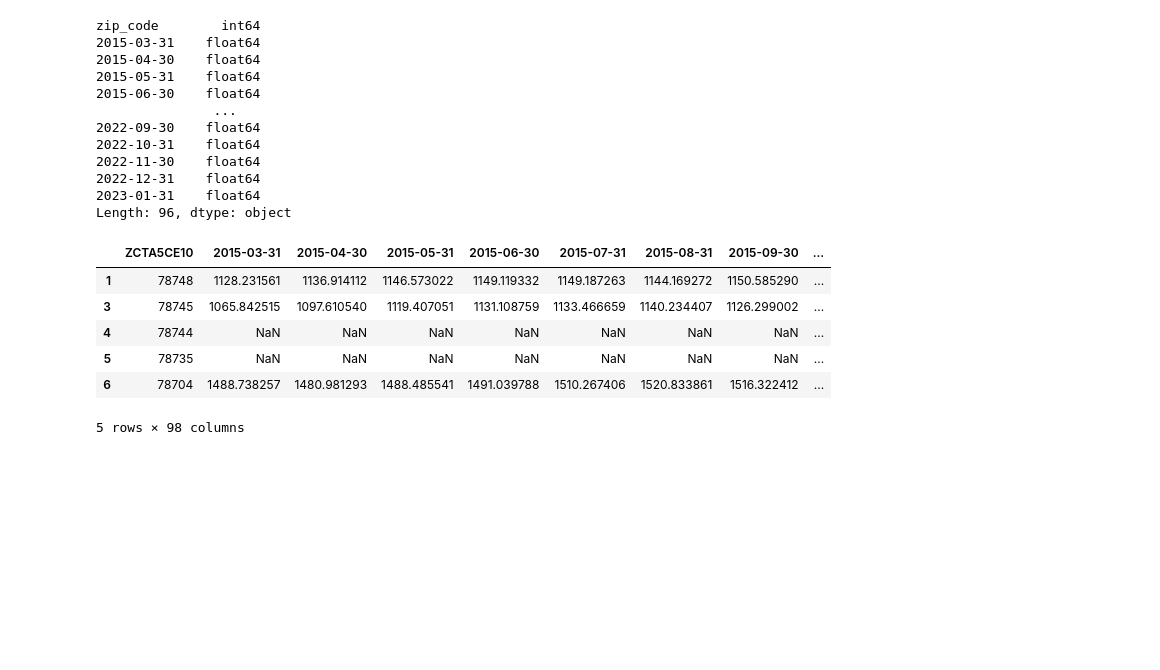
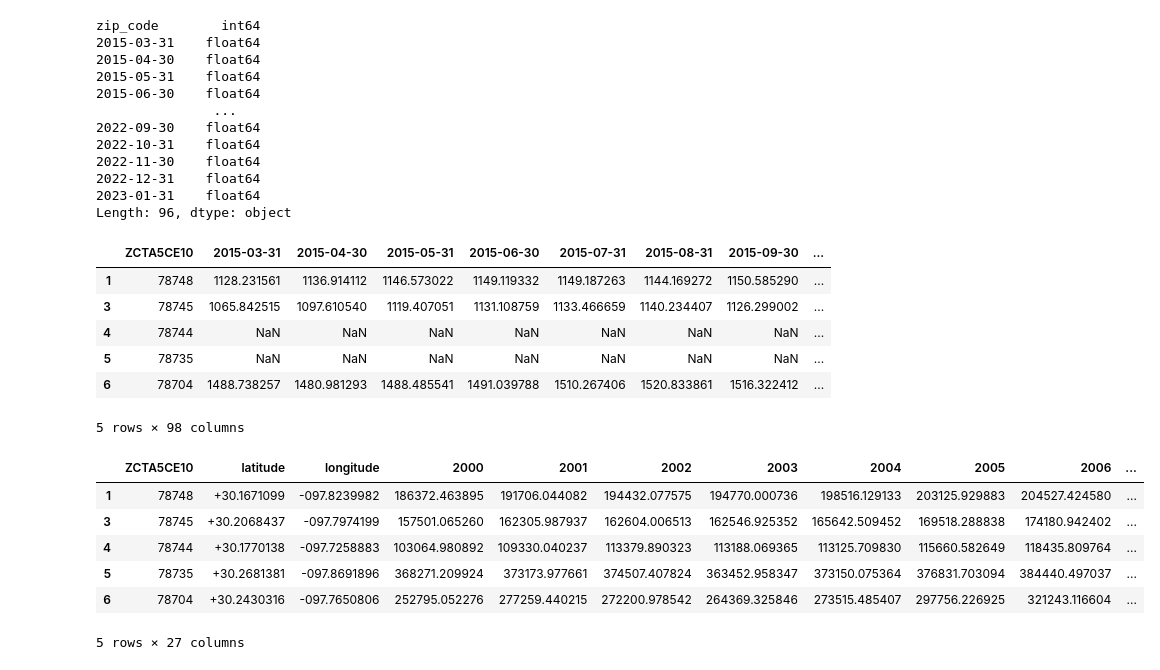
Before and after one commit to JenniferM-BShulyak/zillow_austin_housing_market, a Jupyter notebook: geojson_data/maplLayer_setup.ipynb, the cells around one changed output. Cells and saved outputs as stored; diff of their text form; code cells hidden in the pictures; blank space fills up the shorter version.

```diff
--- a/geojson_data/maplLayer_setup.ipynb
+++ b/geojson_data/maplLayer_setup.ipynb
@@ -181,0 +195,26 @@ zest_geo.to_json('..//geojson_data/geo_jsonmap/zest_geo.json', orient="records")
+# %%
+#average zest by year
+zest_geo["2000"] = zest_geo[["2000-01-31", "2000-02-29", "2000-03-31", "2000-04-30", "2000-05-31", "2000-06-30", "2000-07-31", "2000-08-31", "2000-09-30", "2000-10-31", "2000-11-30", "2000-12-31"]].mean(axis=1)
+zest_geo["2001"] = zest_geo[["2001-01-31", "2001-02-28", "2001-03-31", "2001-04-30", "2001-05-31", "2001-06-30", "2001-07-31", "2001-08-31", "2001-09-30", "2001-10-31", "2001-11-30", "2001-12-31"]].mean(axis=1)
+zest_geo["2002"] = zest_geo[["2002-01-31", "2002-02-28", "2002-03-31", "2002-04-30", "2002-05-31", "2002-06-30", "2002-07-31", "2002-08-31", "2002-09-30", "2002-10-31", "2002-11-30", "2002-12-31"]].mean(axis=1)
+zest_geo["2003"] = zest_geo[["2003-01-31", "2003-02-28", "2003-03-31", "2003-04-30", "2003-05-31", "2003-06-30", "2003-07-31", "2003-08-31", "2003-09-30", "2003-10-31", "2003-11-30", "2003-12-31"]].mean(axis=1)
+zest_geo["2004"] = zest_geo[["2004-01-31", "2004-02-29", "2004-03-31", "2004-04-30", "2004-05-31", "2004-06-30", "2004-07-31", "2004-08-31", "2004-09-30", "2004-10-31", "2004-11-30", "2004-12-31"]].mean(axis=1)
+zest_geo["2005"] = zest_geo[["2005-01-31", "2005-02-28", "2005-03-31", "2005-04-30", "2005-05-31", "2005-06-30", "2005-07-31", "2005-08-31", "2005-09-30", "2005-10-31", "2005-11-30", "2005-12-31"]].mean(axis=1)
+zest_geo["2006"] = zest_geo[["2006-01-31", "2006-02-28", "2006-03-31", "2006-04-30", "2006-05-31", "2006-06-30", "2006-07-31", "2006-08-31", "2006-09-30", "2006-10-31", "2006-11-30", "2006-12-31"]].mean(axis=1)
+zest_geo["2007"] = zest_geo[["2007-01-31", "2007-02-28", "2007-03-31", "2007-04-30", "2007-05-31", "2007-06-30", "2007-07-31", "2007-08-31", "2007-09-30", "2007-10-31", "2007-11-30", "2007-12-31"]].mean(axis=1)
+zest_geo["2008"] = zest_geo[["2008-01-31", "2008-02-29", "2008-03-31", "2008-04-30", "2008-05-31", "2008-06-30", "2008-07-31", "2008-08-31", "2008-09-30", "2008-10-31", "2008-11-30", "2008-12-31"]].mean(axis=1)
+zest_geo["2009"] = zest_geo[["2009-01-31", "2009-02-28", "2009-03-31", "2009-04-30", "2009-05-31", "2009-06-30", "2009-07-31", "2009-08-31", "2009-09-30", "2009-10-31", "2009-11-30", "2009-12-31"]].mean(axis=1)
+zest_geo["2010"] = zest_geo[["2010-01-31", "2010-02-28", "2010-03-31", "2010-04-30", "2010-05-31", "2010-06-30", "2010-07-31", "2010-08-31", "2010-09-30", "2010-10-31", "2010-11-30", "2010-12-31"]].mean(axis=1)
+zest_geo["2011"] = zest_geo[["2011-01-31", "2011-02-28", "2011-03-31", "2011-04-30", "2011-05-31", "2011-06-30", "2011-07-31", "2011-08-31", "2011-09-30", "2011-10-31", "2011-11-30", "2011-12-31"]].mean(axis=1)
+zest_geo["2012"] = zest_geo[["2012-01-31", "2012-02-29", "2012-03-31", "2012-04-30", "2012-05-31", "2012-06-30", "2012-07-31", "2012-08-31", "2012-09-30", "2012-10-31", "2012-11-30", "2012-12-31"]].mean(axis=1)
+zest_geo["2013"] = zest_geo[["2013-01-31", "2013-02-28", "2013-03-31", "2013-04-30", "2013-05-31", "2013-06-30", "2013-07-31", "2013-08-31", "2013-09-30", "2013-10-31", "2013-11-30", "2013-12-31"]].mean(axis=1)
+zest_geo["2014"] = zest_geo[["2014-01-31", "2014-02-28", "2014-03-31", "2014-04-30", "2014-05-31", "2014-06-30", "2014-07-31", "2014-08-31", "2014-09-30", "2014-10-31", "2014-11-30", "2014-12-31"]].mean(axis=1)
+zest_geo["2015"] = zest_geo[["2015-01-31", "2015-02-28", "2015-03-31", "2015-04-30", "2015-05-31", "2015-06-30", "2015-07-31", "2015-08-31", "2015-09-30", "2015-10-31", "2015-11-30", "2015-12-31"]].mean(axis=1)
+zest_geo["2016"] = zest_geo[["2016-01-31", "2016-02-29", "2016-03-31", "2016-04-30", "2016-05-31", "2016-06-30", "2016-07-31", "2016-08-31", "2016-09-30", "2016-10-31", "2016-11-30", "2016-12-31"]].mean(axis=1)
+zest_geo["2017"] = zest_geo[["2017-01-31", "2017-02-28", "2017-03-31", "2017-04-30", "2017-05-31", "2017-06-30", "2017-07-31", "2017-08-31", "2017-09-30", "2017-10-31", "2017-11-30", "2017-12-31"]].mean(axis=1)
+zest_geo["2018"] = zest_geo[["2018-01-31", "2018-02-28", "2018-03-31", "2018-04-30", "2018-05-31", "2018-06-30", "2018-07-31", "2018-08-31", "2018-09-30", "2018-10-31", "2018-11-30", "2018-12-31"]].mean(axis=1)
+zest_geo["2019"] = zest_geo[["2019-01-31", "2019-02-28", "2019-03-31", "2019-04-30", "2019-05-31", "2019-06-30", "2019-07-31", "2019-08-31", "2019-09-30", "2019-10-31", "2019-11-30", "2019-12-31"]].mean(axis=1)
+zest_geo["2030"] = zest_geo[["2020-01-31", "2020-02-29", "2020-03-31", "2020-04-30", "2020-05-31", "2020-06-30", "2020-07-31", "2020-08-31", "2020-09-30", "2020-10-31", "2020-11-30", "2020-12-31"]].mean(axis=1)
+zest_geo["2021"] = zest_geo[["2021-01-31", "2021-02-28", "2021-03-31", "2021-04-30", "2021-05-31", "2021-06-30", "2021-07-31", "2021-08-31", "2021-09-30", "2021-10-31", "2021-11-30", "2021-12-31"]].mean(axis=1)
+zest_geo["2022"] = zest_geo[["2022-01-31", "2022-02-28", "2022-03-31", "2022-04-30", "2022-05-31", "2022-06-30", "2022-07-31", "2022-08-31", "2022-09-30", "2022-10-31", "2022-11-30", "2022-12-31"]].mean(axis=1)
+zest_geo["2023"] = zest_geo[["2023-01-31"]].mean(axis=1)
@@ -181,0 +223,10 @@ zest_geo.to_json('..//geojson_data/geo_jsonmap/zest_geo.json', orient="records")
+# %%
+zest_geo.head()
+# %% [output]
+|  | ZCTA5CE10 | latitude | longitude | 2000 | 2001 | 2002 | 2003 | 2004 | 2005 | 2006 | ... |
+| 1 | 78748 | +30.1671099 | -097.8239982 | 186372.463895 | 191706.044082 | 194432.077575 | 194770.000736 | 198516.129133 | 203125.929883 | 204527.424580 | ... |
+| 3 | 78745 | +30.2068437 | -097.7974199 | 157501.065260 | 162305.987937 | 162604.006513 | 162546.925352 | 165642.509452 | 169518.288838 | 174180.942402 | ... |
+| 4 | 78744 | +30.1770138 | -097.7258883 | 103064.980892 | 109330.040237 | 113379.890323 | 113188.069365 | 113125.709830 | 115660.582649 | 118435.809764 | ... |
+| 5 | 78735 | +30.2681381 | -097.8691896 | 368271.209924 | 373173.977661 | 374507.407824 | 363452.958347 | 373150.075364 | 376831.703094 | 384440.497037 | ... |
+| 6 | 78704 | +30.2430316 | -097.7650806 | 252795.052276 | 277259.440215 | 272200.978542 | 264369.325846 | 273515.485407 | 297756.226925 | 321243.116604 | ... |
+5 rows × 27 columns
```
Also changed, not shown: parts of 4 cells of this notebook, 5 other files.
